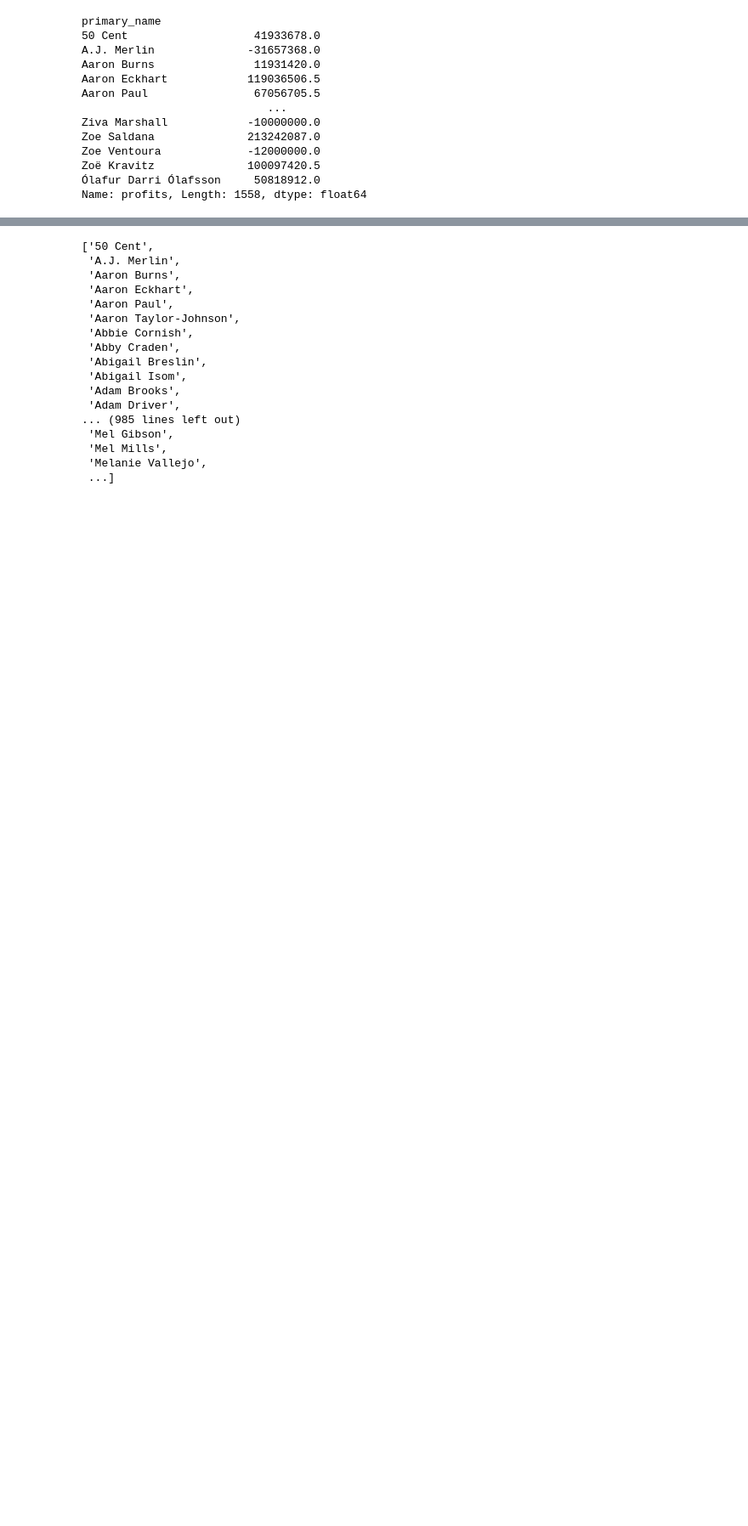
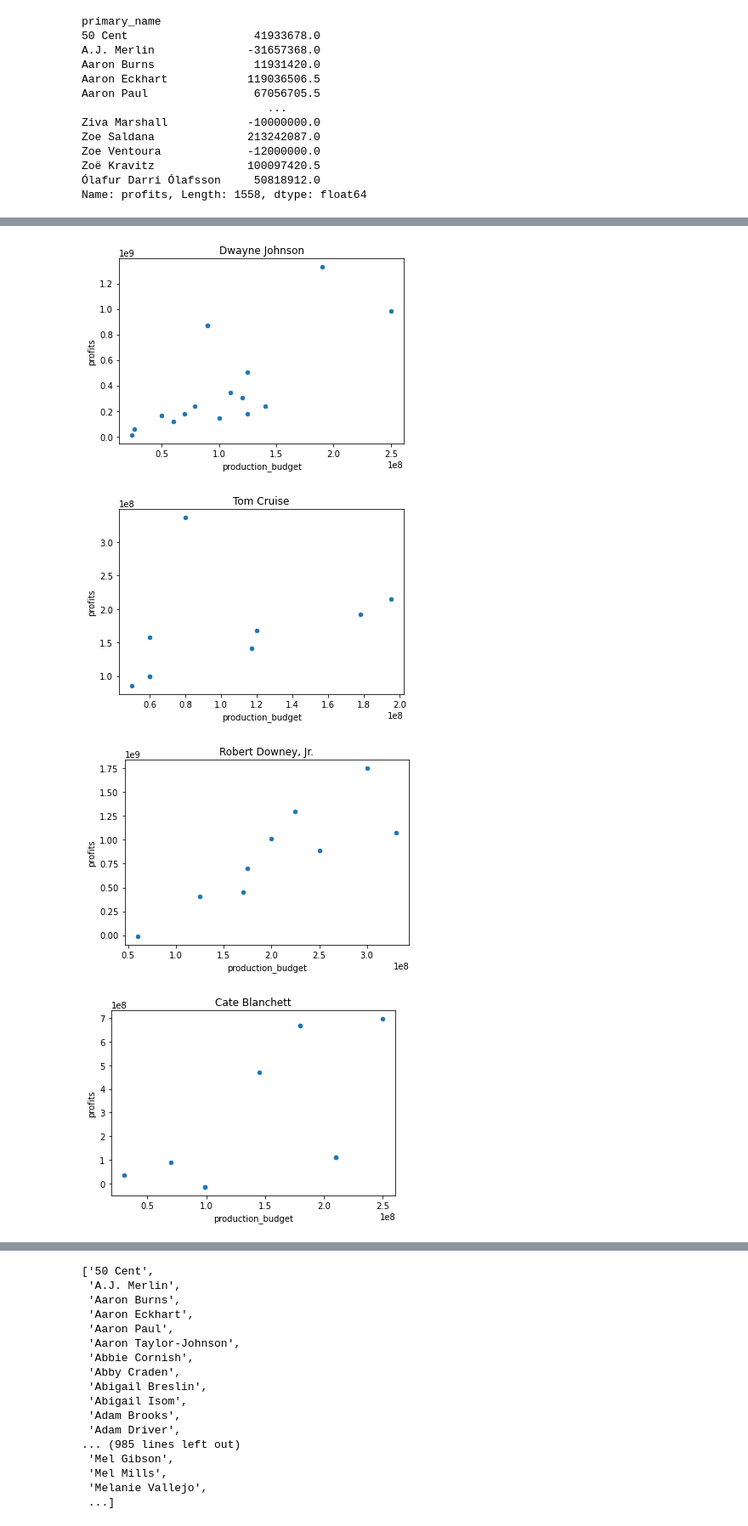
Before and after one commit to Sombrero7/project1, a Jupyter notebook: weston.ipynb, the cells around one changed output, grey strips where cells are left out. Shown at 85% size. Saved outputs shown, nothing was run; the diff lists cells and outputs as text; code cells hidden in the pictures; blank space fills up the shorter version.

```diff
--- a/weston.ipynb
+++ b/weston.ipynb
@@ -1071,0 +1089,3 @@ df_final['profits'] = df_final['worldwide_gross'] - df_final['production_budget'
+# %%
+rock = df_final[df_final['primary_name'] == 'Dwayne Johnson']
+rock.head()
@@ -1071,0 +1099,3 @@ df_final['profits'] = df_final['worldwide_gross'] - df_final['production_budget'
+# %%
+cruise = df_final[df_final['primary_name'] == 'Tom Cruise']
+cruise.drop(109, inplace=True)
@@ -1071,0 +1107,13 @@ df_final['profits'] = df_final['worldwide_gross'] - df_final['production_budget'
+# %%
+blanch = df_final[df_final['primary_name'] == 'Cate Blanchett']
+# %%
+act_recs = [rock, cruise, rdj, blanch]
+act_names = ['Dwayne Johnson', 'Tom Cruise', 'Robert Downey, Jr.', 'Cate Blanchett']
+# %%
+for rec, name in zip(act_recs, act_names):
+    rec.plot(x='production_budget', y='profits', kind='scatter', title=name)
+# %% [output]
+[figure, added]
+[figure, added]
+[figure, added]
+[figure, added]
```
Also changed, not shown: parts of 52 cells of this notebook.
